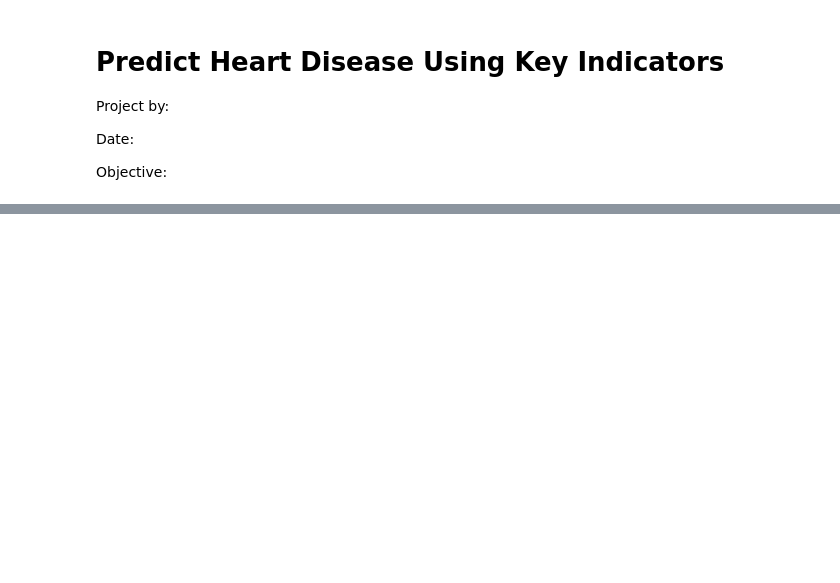
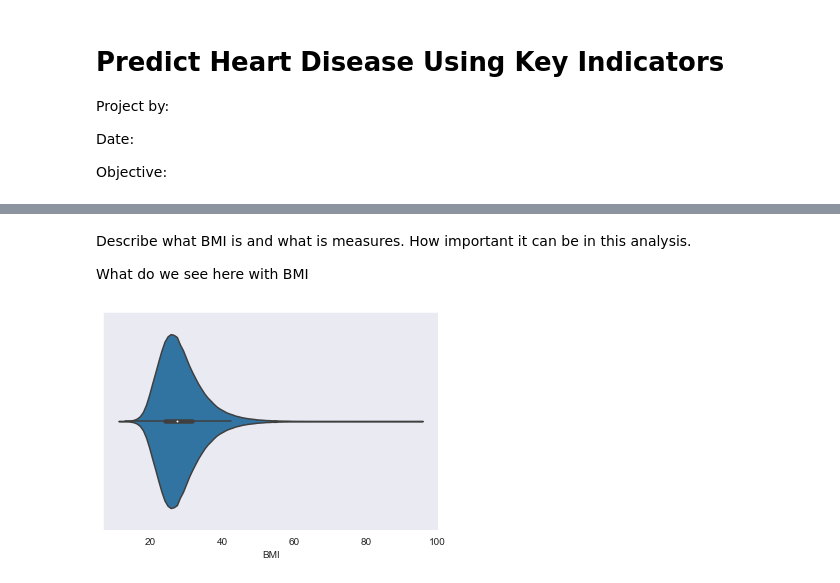
Before and after one commit to ChrisGarciaDS/HeartDisease, a Jupyter notebook: heartdisease.ipynb, the cells around one changed output, grey strips where cells are left out. Saved outputs shown, nothing was run; the diff lists cells and outputs as text; code cells hidden in the pictures; blank space fills up the shorter version.

```diff
--- a/heartdisease.ipynb
+++ b/heartdisease.ipynb
@@ -29,0 +81,10 @@ heart_df.head()
+# %% [markdown]
+Describe what BMI is and what is measures. How important it can be in this analysis.
+
+What do we see here with BMI
+# %%
+sns.set_style('dark')
+sns.violinplot(data = heart_df, x = 'BMI')
+plt.show()
+# %% [output]
+[figure, added]
```
Also changed, not shown: parts of 19 cells of this notebook.
